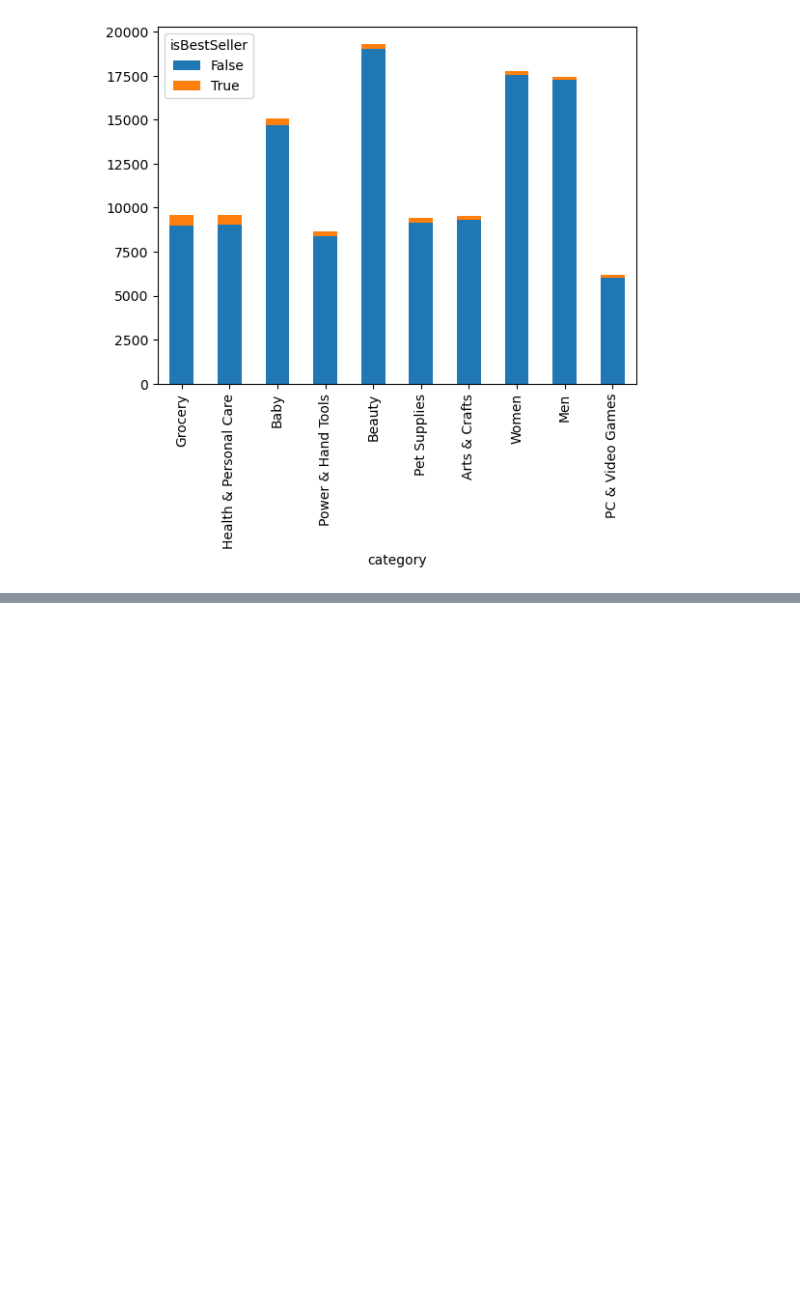
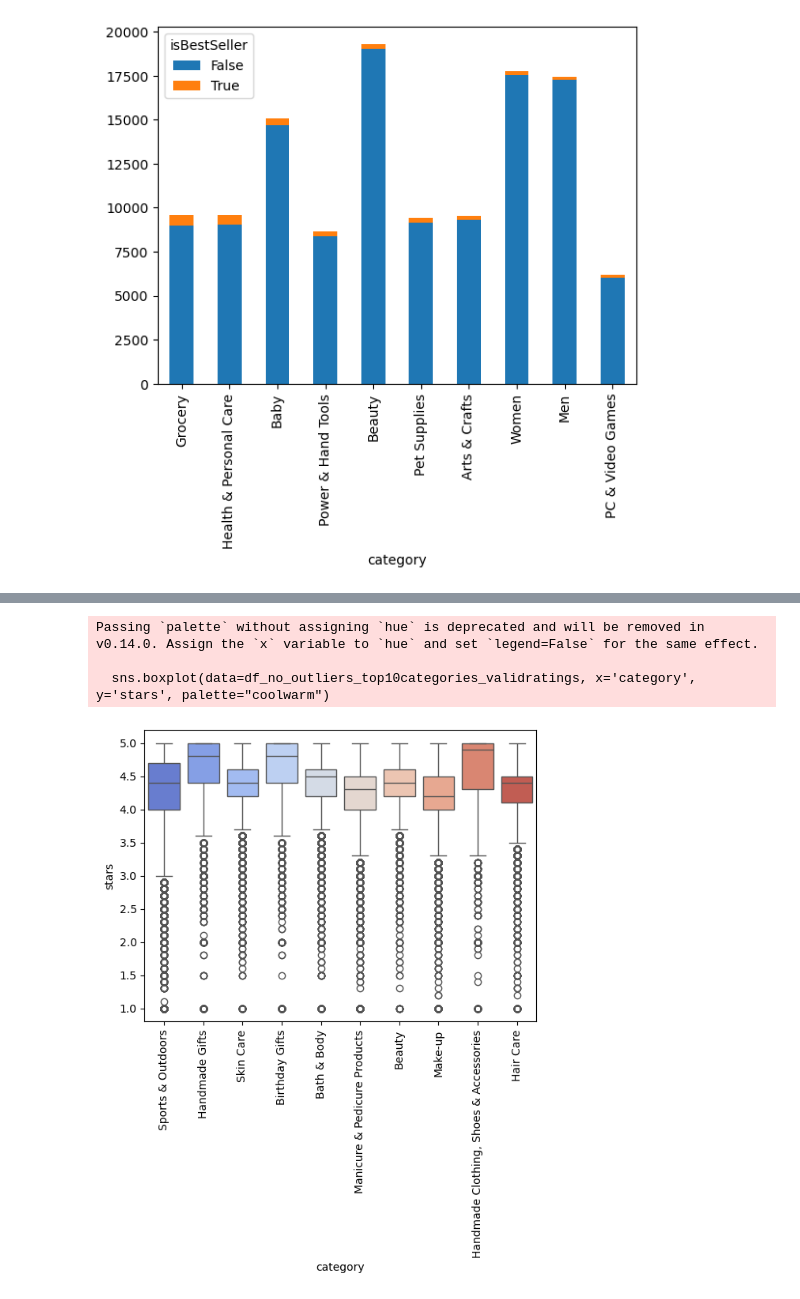
Before and after one commit to TebasMartinez/lab-eda-bivariate, a Jupyter notebook: lab-eda-bivariate.ipynb, the cells around one changed output, grey strips where cells are left out. Drawn from its saved outputs; the diff is of its cells as text; code cells hidden in the pictures; blank space fills up the shorter version.

```diff
--- a/lab-eda-bivariate.ipynb
+++ b/lab-eda-bivariate.ipynb
@@ -117,0 +217,12 @@ crosstab_result[crosstab_result.index != "Sports & Outdoors"].sort_values(by=[Tr
+# %%
+# Filter out 0.0 ratings
+df_no_outliers_top10categories_validratings = df_no_outliers_top10categories[df_no_outliers_top10categories["stars"] > 0.0]
+# %%
+sns.boxplot(data=df_no_outliers_top10categories_validratings, x='category', y='stars', palette="coolwarm")
+plt.xticks(rotation=90)
+plt.show();
+# %% [output]
+Passing `palette` without assigning `hue` is deprecated and will be removed in v0.14.0. Assign the `x` variable to `hue` and set `legend=False` for the same effect.
+
+  sns.boxplot(data=df_no_outliers_top10categories_validratings, x='category', y='stars', palette="coolwarm")
+[figure, added]
```
Also changed, not shown: parts of 23 cells of this notebook.
